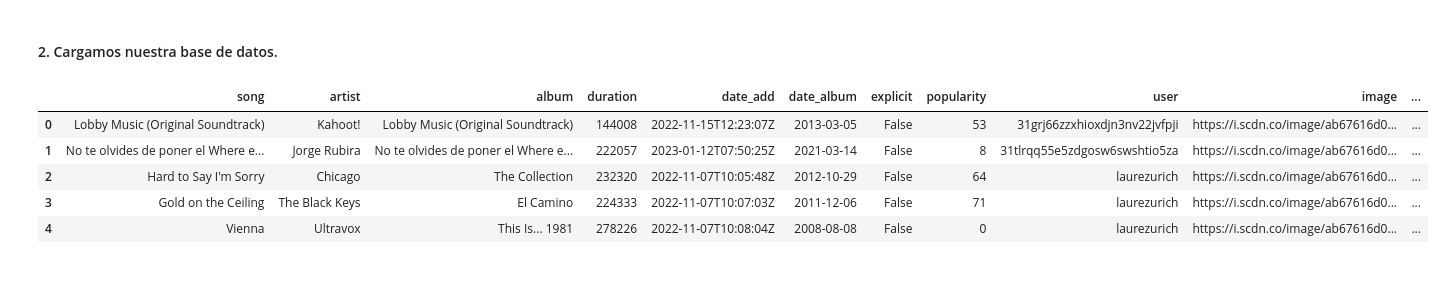
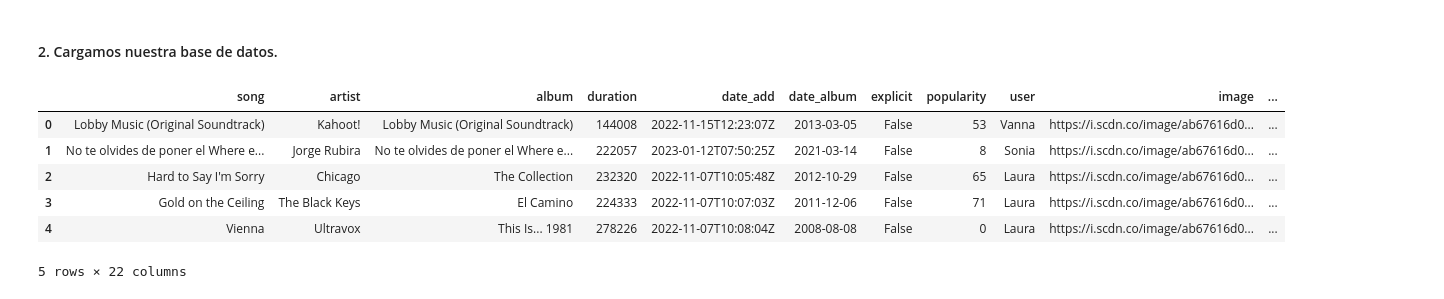
Before and after one commit to lau-ont/ETL-Spotify-Playlist-Favs, a Jupyter notebook: notebooks/Visualization.ipynb, the cells around one changed output. Cells and saved outputs as stored; diff of their text form; code cells hidden in the pictures.

```diff
--- a/notebooks/Visualization.ipynb
+++ b/notebooks/Visualization.ipynb
@@ -14,13 +14,14 @@ import plotly.graph_objs as go
 # %% [markdown]
 #### 2. Cargamos nuestra base de datos.
 # %%
-df = pd.read_csv("../files/canciones_limpio.csv",index_col=0)
+df = pd.read_csv("../files/spotify_limpio.csv",index_col=0)
 df.head()
 # %% [output]
 |  | song | artist | album | duration | date_add | date_album | explicit | popularity | user | image | ... |
-| 0 | Lobby Music (Original Soundtrack) | Kahoot! | Lobby Music (Original Soundtrack) | 144008 | 2022-11-15T12:23:07Z | 2013-03-05 | False | 53 | 31grj66zzxhioxdjn3nv22jvfpji | https://i.scdn.co/image/ab67616d0... | ... |
-| 1 | No te olvides de poner el Where e... | Jorge Rubira | No te olvides de poner el Where e... | 222057 | 2023-01-12T07:50:25Z | 2021-03-14 | False | 8 | 31tlrqq55e5zdgosw6swshtio5za | https://i.scdn.co/image/ab67616d0... | ... |
-| 2 | Hard to Say I'm Sorry | Chicago | The Collection | 232320 | 2022-11-07T10:05:48Z | 2012-10-29 | False | 64 | laurezurich | https://i.scdn.co/image/ab67616d0... | ... |
-| 3 | Gold on the Ceiling | The Black Keys | El Camino | 224333 | 2022-11-07T10:07:03Z | 2011-12-06 | False | 71 | laurezurich | https://i.scdn.co/image/ab67616d0... | ... |
-| 4 | Vienna | Ultravox | This Is... 1981 | 278226 | 2022-11-07T10:08:04Z | 2008-08-08 | False | 0 | laurezurich | https://i.scdn.co/image/ab67616d0... | ... |
+| 0 | Lobby Music (Original Soundtrack) | Kahoot! | Lobby Music (Original Soundtrack) | 144008 | 2022-11-15T12:23:07Z | 2013-03-05 | False | 53 | Vanna | https://i.scdn.co/image/ab67616d0... | ... |
+| 1 | No te olvides de poner el Where e... | Jorge Rubira | No te olvides de poner el Where e... | 222057 | 2023-01-12T07:50:25Z | 2021-03-14 | False | 8 | Sonia | https://i.scdn.co/image/ab67616d0... | ... |
+| 2 | Hard to Say I'm Sorry | Chicago | The Collection | 232320 | 2022-11-07T10:05:48Z | 2012-10-29 | False | 65 | Laura | https://i.scdn.co/image/ab67616d0... | ... |
+| 3 | Gold on the Ceiling | The Black Keys | El Camino | 224333 | 2022-11-07T10:07:03Z | 2011-12-06 | False | 71 | Laura | https://i.scdn.co/image/ab67616d0... | ... |
+| 4 | Vienna | Ultravox | This Is... 1981 | 278226 | 2022-11-07T10:08:04Z | 2008-08-08 | False | 0 | Laura | https://i.scdn.co/image/ab67616d0... | ... |
+5 rows × 22 columns
 # %% [markdown]
```
Also changed, not shown: parts of 9 cells of this notebook, 7 other files.
